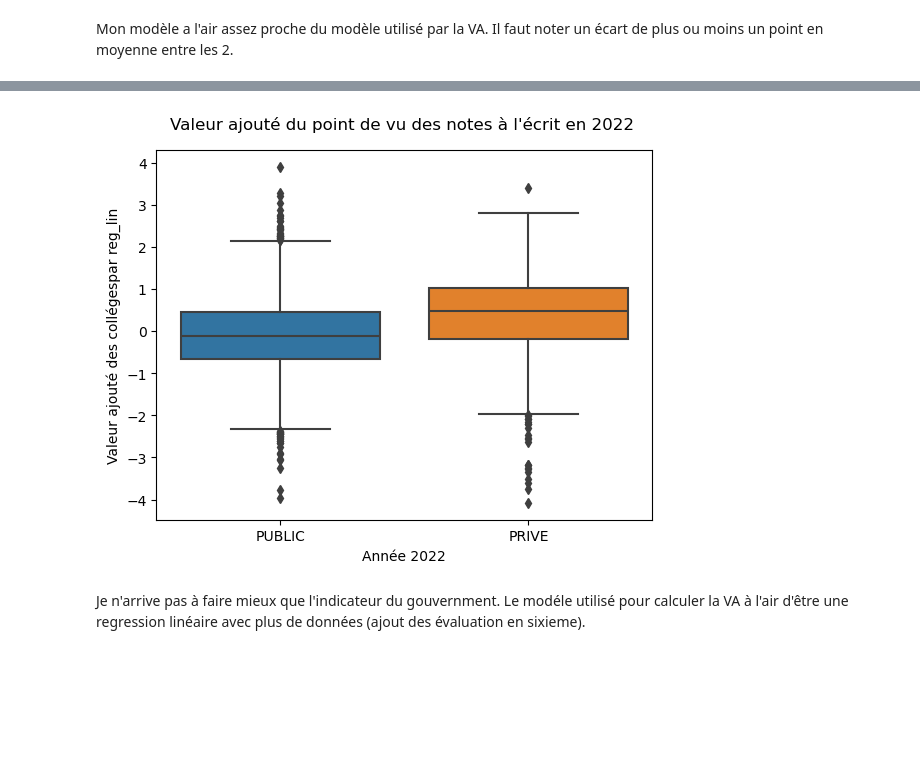
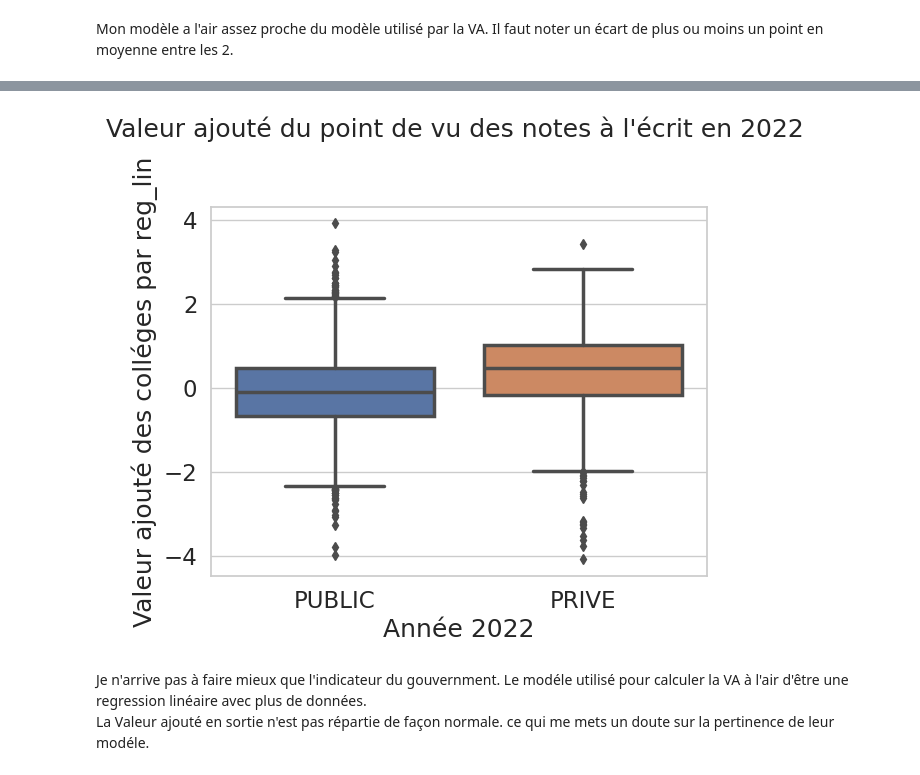
Before and after one commit to barrmath/data_educ, a Jupyter notebook: test_regression.ipynb, the cells around one changed output, grey strips where cells are left out. Saved outputs shown, nothing was run; the diff lists cells and outputs as text; code cells hidden in the pictures; blank space fills up the shorter version.

```diff
--- a/test_regression.ipynb
+++ b/test_regression.ipynb
@@ -22,3 +22,8 @@ college = pd.read_csv('donnee_temp/college.csv',dtype={'code_insee_de_la_commune
                                                                 'part_presents_3eme_ordinaire_g' : str,
                                                                 'part_presents_3eme_ordinaire_p': str,
                                                                 'part_presents_3eme_segpa_total' : str})
+# %%
+# style graphe :
+sns.set_theme(style="whitegrid")
+#plt.style.use("dark_background")
+sns.set_context("notebook", font_scale=1.5, rc={"lines.linewidth": 2.5})
@@ -37,7 +62,7 @@ Je n ai accès que aux sexe et à l'IPS. Mais testons ça.<br>
 # %%
 # prepa donne en mode rache : les données ayant pas de resultats utre que 2022 + college sans donnée
 college2022 = college[college['rentree_scolaire']==2022].copy()
-college2022 = college2022[['va_de_la_note_g','3eme_filles','3eme_total','ips','note_a_l_ecrit_g','secteur']]
+college2022 = college2022[['va_de_la_note_g','3eme_filles','3eme_total','ips','note_a_l_ecrit_g','secteur','pourcentage_ulis_3ieme']]
 college2022.dropna(inplace=True)
 # %%
 # distributon va de la note
@@ -156,11 +203,12 @@ plt.show()
 # %%
 fig,ax = plt.subplots()
 sns.boxplot(data=college2022,x='secteur', y="différence_reglin_note",ax=ax)
-ax.set_title("Valeur ajouté du point de vu des notes à l'écrit en 2022 ",pad=15)
-ax.set_ylabel("Valeur ajouté des collégespar reg_lin")
+ax.set_title("Valeur ajouté du point de vu des notes à l'écrit en 2022 ",pad=50)
+ax.set_ylabel("Valeur ajouté des colléges par reg_lin")
 ax.set_xlabel("Année 2022")
 plt.show()
 # %% [output]
-[figure, old version]
+[figure, new version]
 # %% [markdown]
-Je n'arrive pas à faire mieux que l'indicateur du gouvernment. Le modéle utilisé pour calculer la VA à l'air d'être une regression linéaire avec plus de données (ajout des évaluation en sixieme).<br>
+Je n'arrive pas à faire mieux que l'indicateur du gouvernment. Le modéle utilisé pour calculer la VA à l'air d'être une regression linéaire avec plus de données.<br>
+La Valeur ajouté en sortie n'est pas répartie de façon normale. ce qui me mets un doute sur la pertinence de leur modéle.<br>
```
Also changed, not shown: parts of 11 cells of this notebook, 1 other file.
